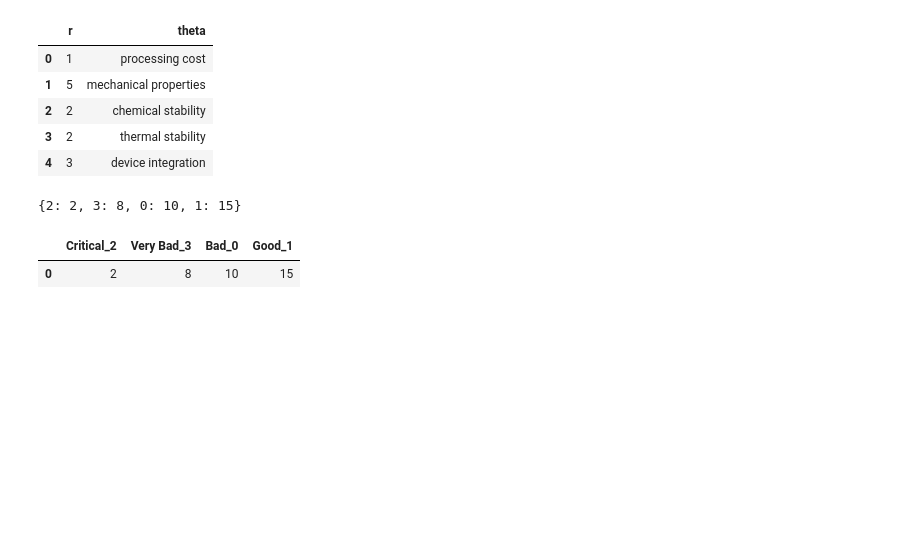
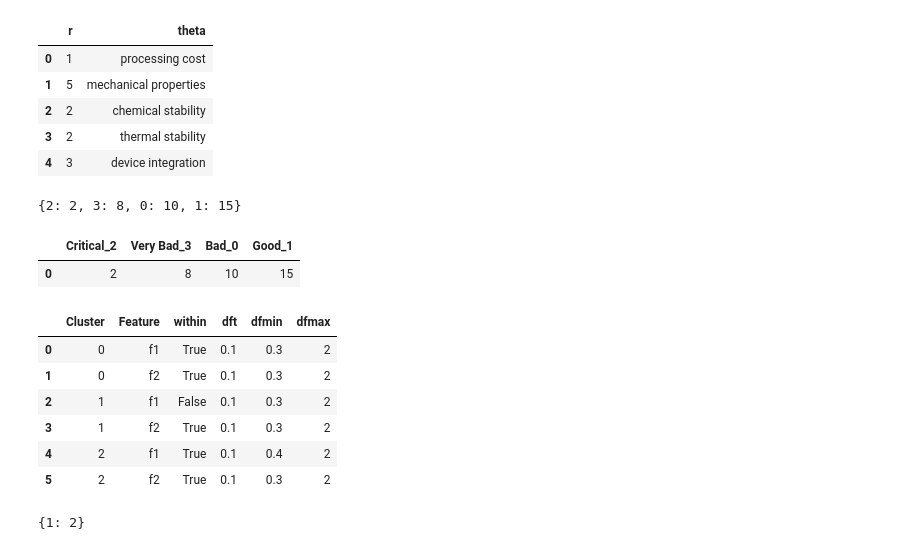
Before and after one commit to saran-rajendran/clustering-analysis, a Jupyter notebook: test.ipynb, the cells around one changed output. Drawn from its saved outputs; the diff is of its cells as text; code cells hidden in the pictures; blank space fills up the shorter version.

```diff
--- a/test.ipynb
+++ b/test.ipynb
@@ -219,0 +222,16 @@ pd.DataFrame({f"{l}_{k[0]}": k[1] for l, k in zip(labels, sorted(dt.items(), key
+# %%
+d = {0: {'f1': {'within': True, 'dft': 0.1, 'dfmin': 0.3, 'dfmax': 2}, 'f2': {'within': True, 'dft': 0.1, 'dfmin': 0.3, 'dfmax': 2}},
+     1: {'f1': {'within': False, 'dft': 0.1, 'dfmin': 0.3, 'dfmax': 2}, 'f2': {'within': True, 'dft': 0.1, 'dfmin': 0.3, 'dfmax': 2}},
+     2: {'f1': {'within': True, 'dft': 0.1, 'dfmin': 0.4, 'dfmax': 2}, 'f2': {'within': True, 'dft': 0.1, 'dfmin': 0.3, 'dfmax': 2}}}
+# %%
+pd.DataFrame.from_dict({(i,j): d[i][j]
+                           for i in d.keys()
+                           for j in d[i].keys()}).T.reset_index().rename(columns={'level_0': 'Cluster', 'level_1': 'Feature'})
+# %% [output]
+|  | Cluster | Feature | within | dft | dfmin | dfmax |
+| 0 | 0 | f1 | True | 0.1 | 0.3 | 2 |
+| 1 | 0 | f2 | True | 0.1 | 0.3 | 2 |
+| 2 | 1 | f1 | False | 0.1 | 0.3 | 2 |
+| 3 | 1 | f2 | True | 0.1 | 0.3 | 2 |
+| 4 | 2 | f1 | True | 0.1 | 0.4 | 2 |
+| 5 | 2 | f2 | True | 0.1 | 0.3 | 2 |
@@ -219,0 +264,4 @@ pd.DataFrame({f"{l}_{k[0]}": k[1] for l, k in zip(labels, sorted(dt.items(), key
+# %%
+d1
+# %% [output]
+{1: 2}
```
Also changed, not shown: parts of 2 cells of this notebook, 2 other files.
